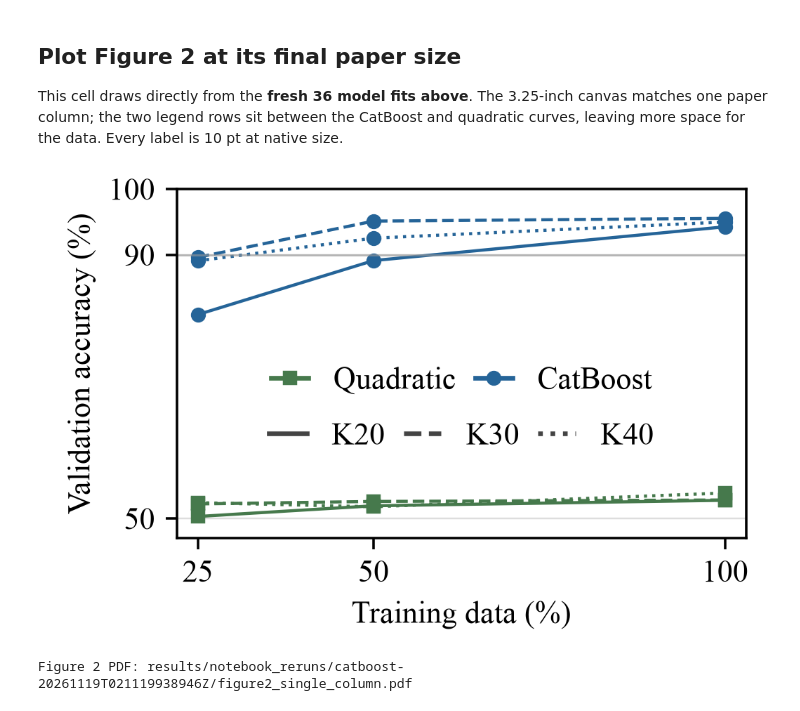
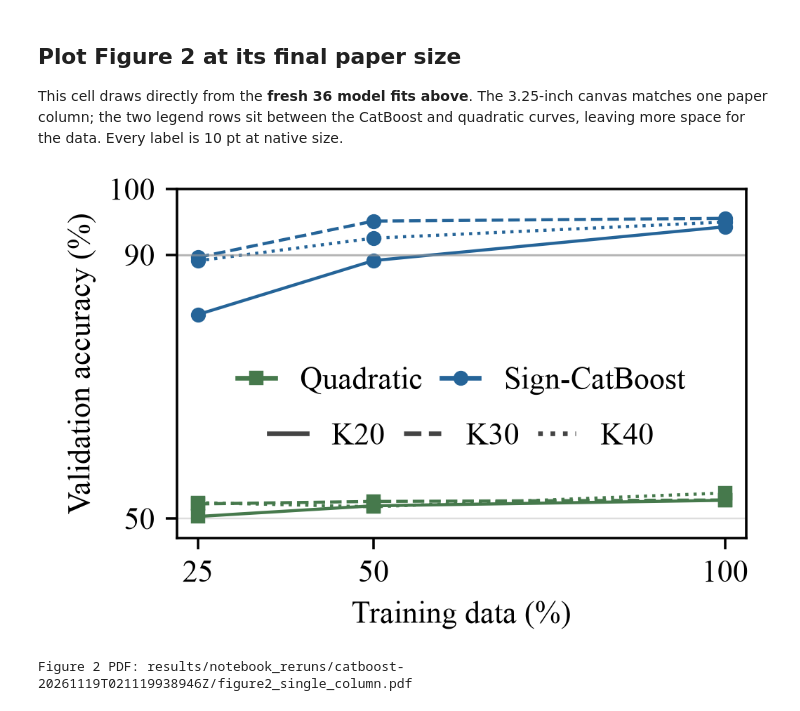
Before and after one commit to jerryliruijie/Kryptonite_v3.0, a Jupyter notebook: notebooks/catboost.ipynb, the cells around one changed output. Cells and saved outputs as stored; diff of their text form; code cells hidden in the pictures.

```diff
--- a/notebooks/catboost.ipynb
+++ b/notebooks/catboost.ipynb
@@ -117,33 +117,33 @@ styles={"20":"-", "30":"--", "40":":"}
 for method in ("quadratic-logistic","sign-catboost"):
     for dataset in ("20","30","40"):
         values=[points.loc[(int(dataset),method,p)] for p in (25,50,100)]
         ax.plot((25,50,100), values, color=colors[method], marker=markers[method],
                 linestyle=styles[dataset], markersize=3.8, linewidth=1.0)
 ax.axhline(90,color="#999999",linewidth=0.7,alpha=0.6)
 ax.set(xlim=(22,103),ylim=(47,100),xticks=(25,50,100),yticks=(50,90,100),
        xlabel="Training data (%)",ylabel="Validation accuracy (%)")
 ax.grid(axis="y",color="#dddddd",linewidth=0.55)
 method_handles=[Line2D([],[],color=colors[m],marker=markers[m],linestyle="-",
                        markersize=3.8,label=label) for m,label in
-                (("quadratic-logistic","Quadratic"),("sign-catboost","CatBoost"))]
+                (("quadratic-logistic","Quadratic"),("sign-catboost","Sign-CatBoost"))]
 dataset_handles=[Line2D([],[],color="#444444",linestyle=styles[d],label=f"K{d}")
                  for d in ("20","30","40")]
 # The space between the two method families holds both legends, so the
 # plotted data occupy most of this single-column canvas.
 method_legend=ax.legend(handles=method_handles,loc="center",bbox_to_anchor=(0.50,0.45),
                         ncol=2,frameon=True,facecolor="white",edgecolor="none",
                         framealpha=1,columnspacing=0.6,handlelength=1.2,fontsize=10)
 ax.add_artist(method_legend)
 ax.legend(handles=dataset_handles,loc="center",bbox_to_anchor=(0.50,0.29),
           ncol=3,frameon=True,facecolor="white",edgecolor="none",
           framealpha=1,columnspacing=0.6,handlelength=1.2,fontsize=10)
 figure_png=RUN/"figure2_single_column.png"
 figure_pdf=RUN/"figure2_single_column.pdf"
 fig.savefig(figure_png,dpi=320,facecolor="white")
 fig.savefig(figure_pdf,facecolor="white")
 plt.close(fig)
 display(Image(filename=str(figure_png)))
 print("Figure 2 PDF:",figure_pdf.relative_to(ROOT))
 # %% [output]
-[figure, old version]
+[figure, new version]
 Figure 2 PDF: results/notebook_reruns/catboost-20261119T021119938946Z/figure2_single_column.pdf
```
Also changed, not shown: 5 other files.
